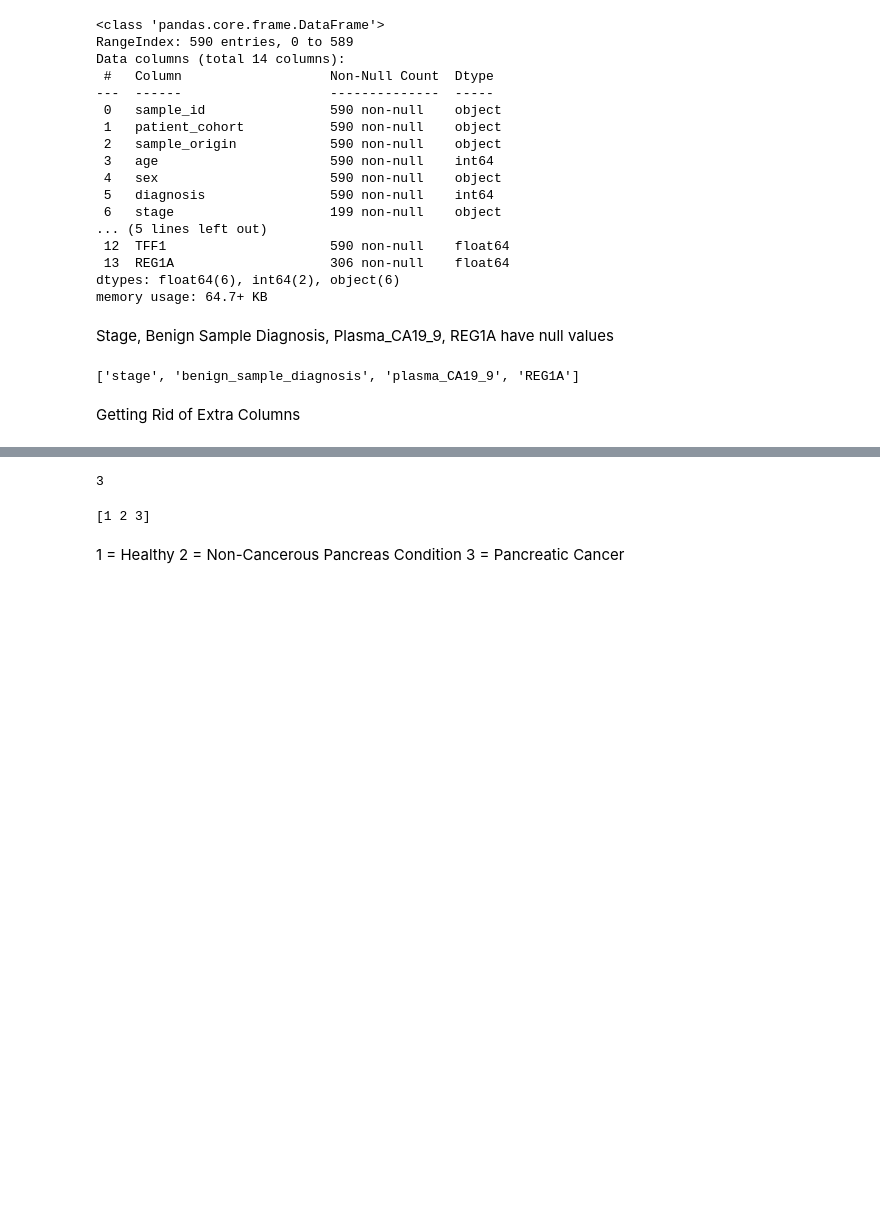
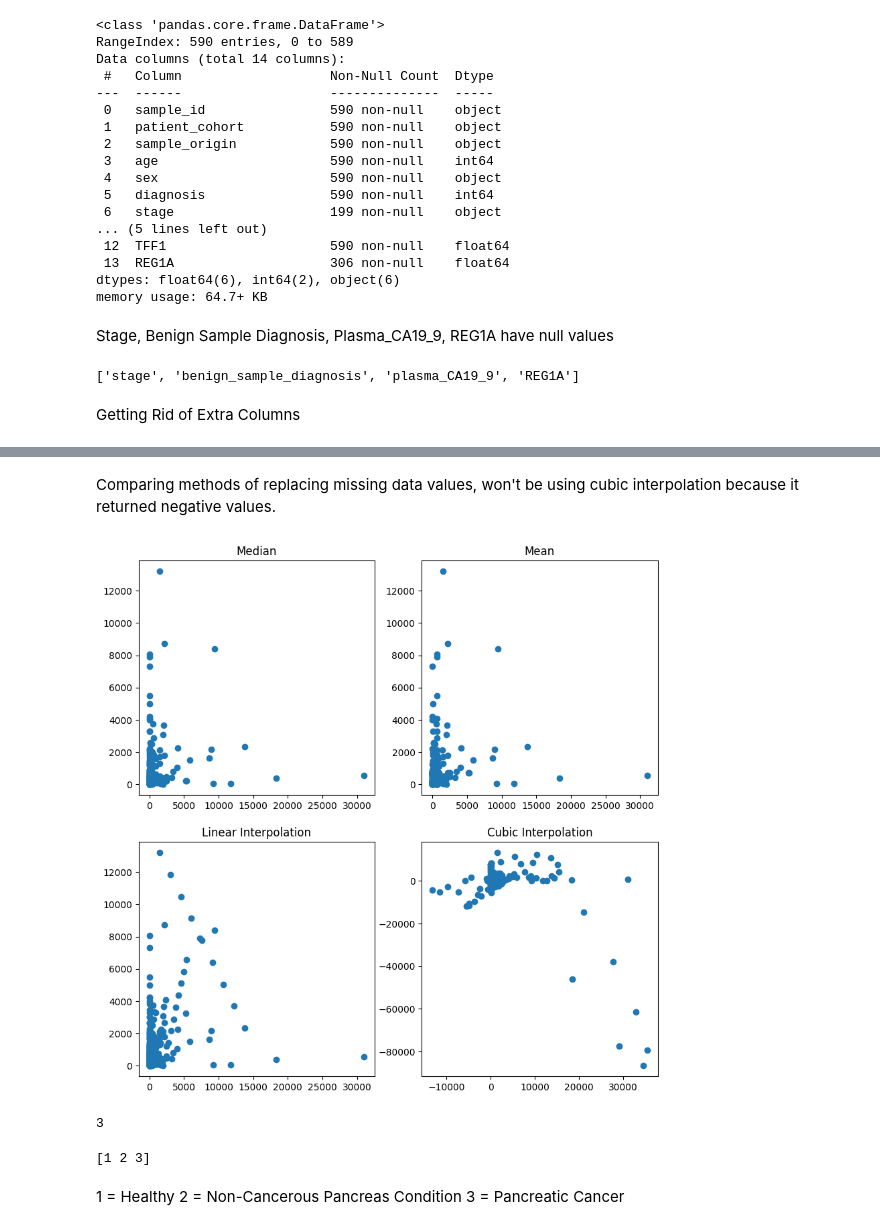
Before and after one commit to crayminor/pancreatic_cancer_pred, a Jupyter notebook: PanreaticCancerClassification.ipynb, the cells around one changed output, grey strips where cells are left out. Cells and saved outputs as stored; diff of their text form; code cells hidden in the pictures; blank space fills up the shorter version.

```diff
--- a/PanreaticCancerClassification.ipynb
+++ b/PanreaticCancerClassification.ipynb
@@ -94,3 +114,22 @@ df1.head()
+# %% [markdown]
+Comparing methods of replacing missing data values, won't be using cubic interpolation because it returned negative values.
+# %%
+import matplotlib.pyplot as plt
+
+fig, axs = plt.subplots(2, 2, figsize=(10, 10))
+
+axs[0, 0].set_title('Median')
+axs[0, 0].scatter(df_median['plasma_CA19_9'], df_median['REG1A'])
+axs[0, 1].set_title('Mean')
+axs[0, 1].scatter(df_mean['plasma_CA19_9'], df_mean['REG1A'])
+axs[1, 0].set_title('Linear Interpolation')
+axs[1, 0].scatter(df_linear['plasma_CA19_9'], df_linear['REG1A'])
+axs[1, 1].set_title('Cubic Interpolation')
+axs[1, 1].scatter(df_cubic['plasma_CA19_9'], df_cubic['REG1A'])
+
+plt.show()
+# %% [output]
+[figure, added]
 # %%
 len(df['diagnosis'].unique())
 # %% [output]
```
Also changed, not shown: parts of 36 cells of this notebook.
